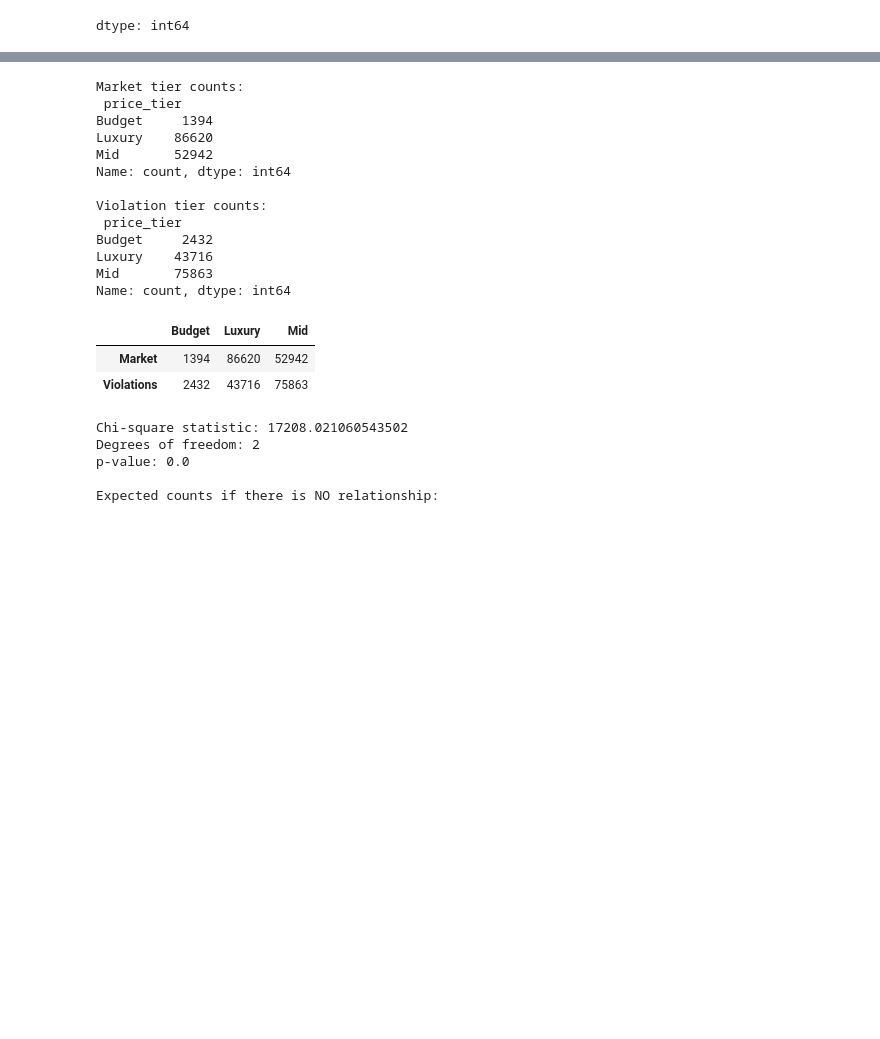
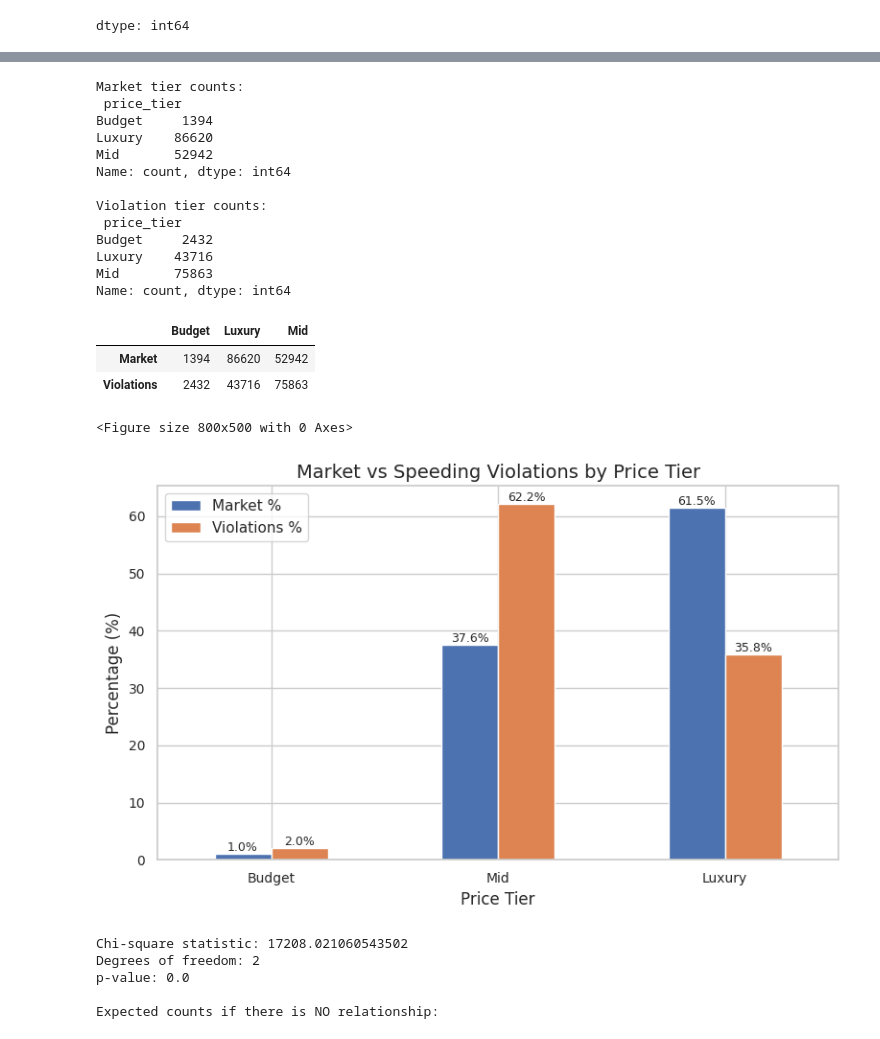
Before and after one commit to kfanney/DSA210-Car-Speed-Project, a Jupyter notebook: Traffic_Violations.ipynb, the cells around one changed output, grey strips where cells are left out. Drawn from its saved outputs; the diff is of its cells as text; code cells hidden in the pictures; blank space fills up the shorter version.

```diff
--- a/Traffic_Violations.ipynb
+++ b/Traffic_Violations.ipynb
@@ -337,33 +359,62 @@ viol_tier_counts = viol_enriched["price_tier"].value_counts().reindex(
 
 print("Market tier counts:\n", market_tier_counts)
 print("\nViolation tier counts:\n", viol_tier_counts)
 
 tiers = market_tier_counts.index.tolist()
 
+# 2x3 contingency table for chi-square
 observed = np.vstack([
     market_tier_counts.values,
     viol_tier_counts.values
 ])
 
 obs_df = pd.DataFrame(observed, index=["Market", "Violations"], columns=tiers)
 display(obs_df)
+
+# Also plot normalized percentages for presentation
+market_pct = (market_tier_counts / market_tier_counts.sum()) * 100
+viol_pct = (viol_tier_counts / viol_tier_counts.sum()) * 100
+
+df_compare = pd.DataFrame({
+    "Market %": market_pct,
+    "Violations %": viol_pct
+}).reindex(["Budget", "Mid", "Luxury"])
+
+plt.figure()
+ax = df_compare.plot(kind="bar")
+plt.title("Market vs Speeding Violations by Price Tier")
+plt.ylabel("Percentage (%)")
+plt.xlabel("Price Tier")
+plt.xticks(rotation=0)
+
+# Add percentage labels
+for container in ax.containers:
+    for bar in container:
+        height = bar.get_height()
+        ax.annotate(f"{height:.1f}%",
+                    (bar.get_x() + bar.get_width()/2, height),
+                    ha="center", va="bottom", fontsize=9)
+
+plt.show()
 # %% [output]
 Market tier counts:
  price_tier
 Budget     1394
 Luxury    86620
 Mid       52942
 Name: count, dtype: int64
 
 Violation tier counts:
  price_tier
 Budget     2432
 Luxury    43716
 Mid       75863
 Name: count, dtype: int64
 |  | Budget | Luxury | Mid |
 | Market | 1394 | 86620 | 52942 |
 | Violations | 2432 | 43716 | 75863 |
+<Figure size 800x500 with 0 Axes>
+[figure, added]
 # %%
 chi2, p_value, dof, expected = chi2_contingency(observed)
 
```
Also changed, not shown: parts of 10 cells of this notebook.
